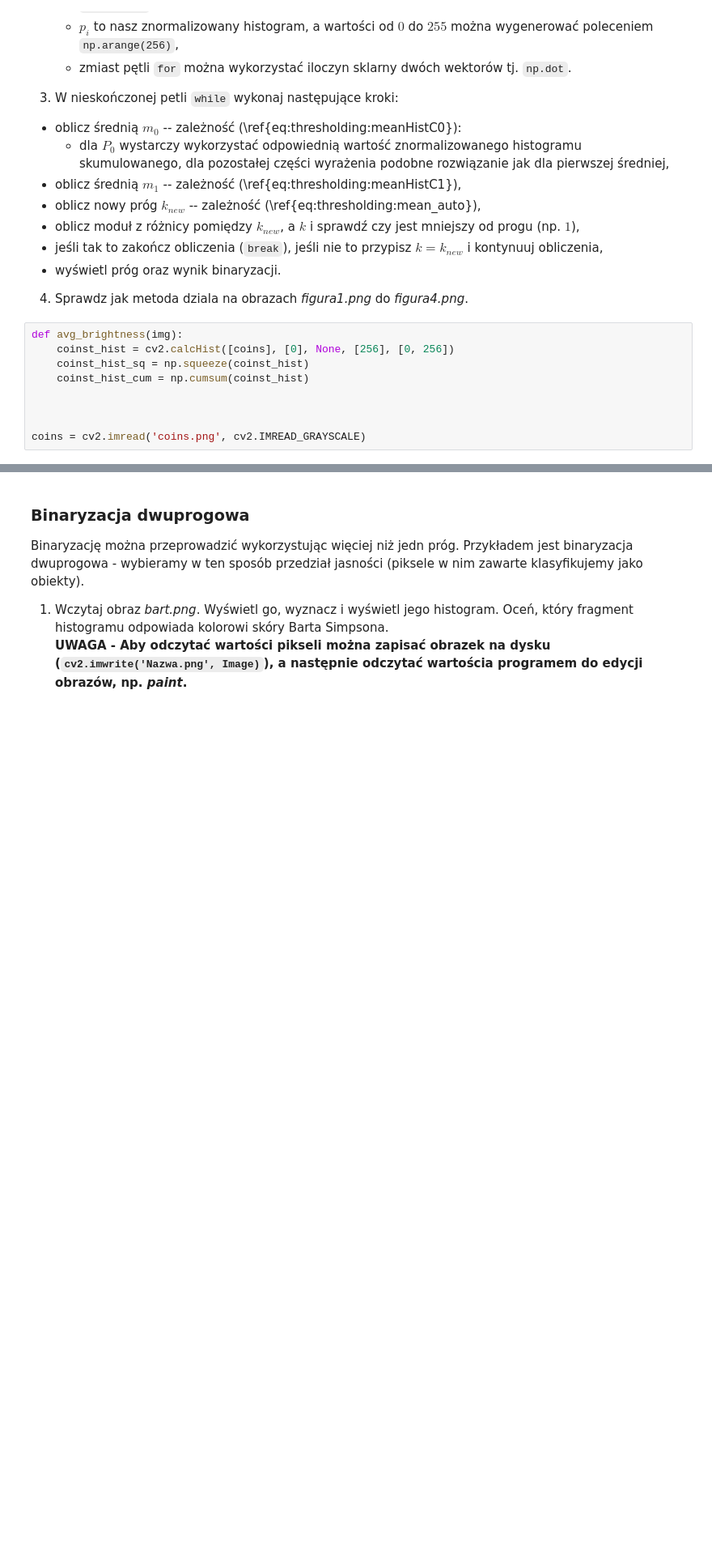
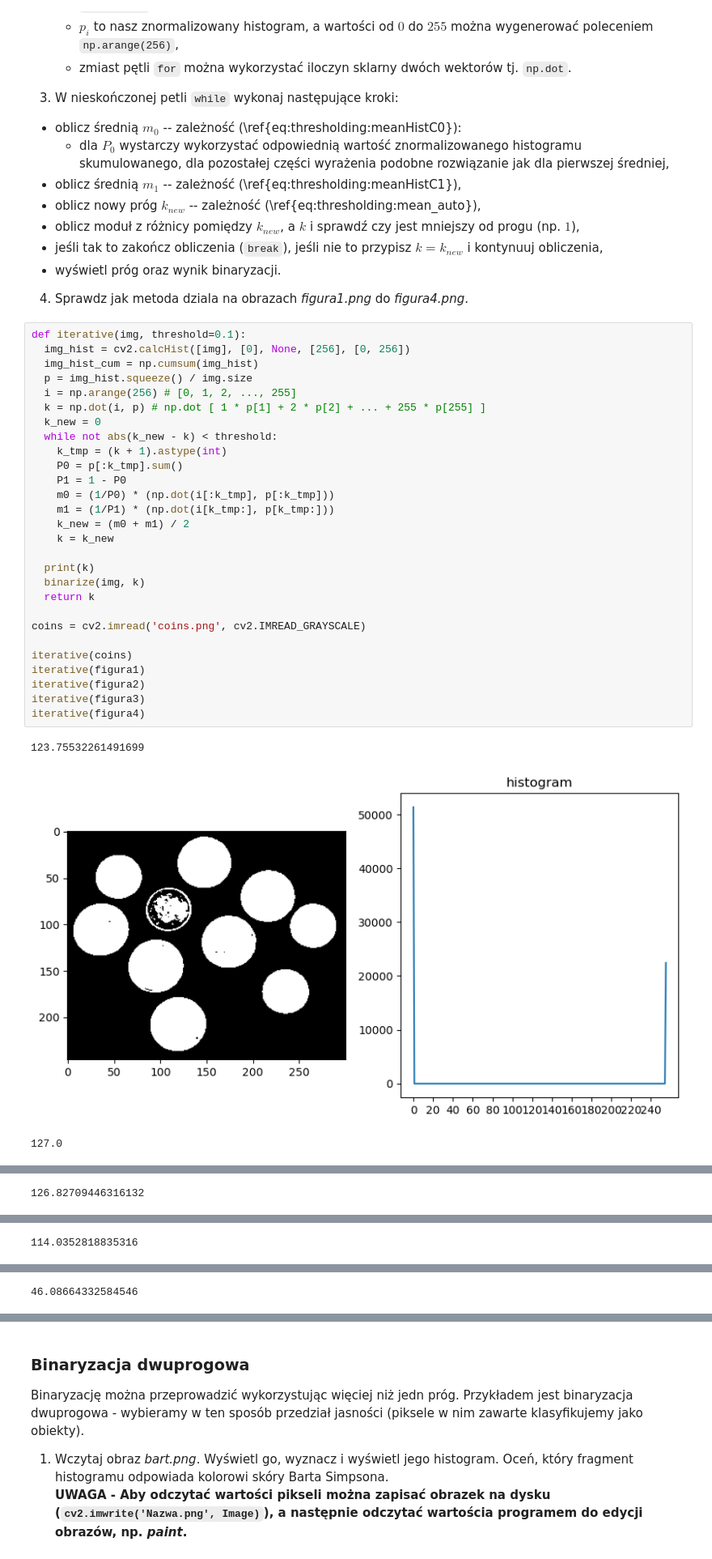
Before and after one commit to corey888773/isi-rok-3, a Jupyter notebook: lab4/04_thresholding.ipynb, the cells around one changed output, grey strips where cells are left out. Shown at 81% size. Cells and saved outputs as stored; diff of their text form; blank space fills up the shorter version.

```diff
--- a/lab4/04_thresholding.ipynb
+++ b/lab4/04_thresholding.ipynb
@@ -246,12 +251,35 @@ m_G = \sum_{i=0}^{L-1} ip_i
 - wyświetl próg oraz wynik binaryzacji.
 
 4. Sprawdz jak metoda dziala na obrazach _figura1.png_ do _figura4.png_.
-# %%
-def avg_brightness(img):
-    coinst_hist = cv2.calcHist([coins], [0], None, [256], [0, 256])
-    coinst_hist_sq = np.squeeze(coinst_hist)
-    coinst_hist_cum = np.cumsum(coinst_hist)
-
-
-
-coins = cv2.imread('coins.png', cv2.IMREAD_GRAYSCALE)
+# %%
+def iterative(img, threshold=0.1):
+  img_hist = cv2.calcHist([img], [0], None, [256], [0, 256])
+  img_hist_cum = np.cumsum(img_hist)
+  p = img_hist.squeeze() / img.size
+  i = np.arange(256) # [0, 1, 2, ..., 255]
+  k = np.dot(i, p) # np.dot [ 1 * p[1] + 2 * p[2] + ... + 255 * p[255] ]
+  k_new = 0
+  while not abs(k_new - k) < threshold:
+    k_tmp = (k + 1).astype(int)
+    P0 = p[:k_tmp].sum()
+    P1 = 1 - P0
+    m0 = (1/P0) * (np.dot(i[:k_tmp], p[:k_tmp]))
+    m1 = (1/P1) * (np.dot(i[k_tmp:], p[k_tmp:]))
+    k_new = (m0 + m1) / 2
+    k = k_new
+
+  print(k)
+  binarize(img, k)
+  return k
+
+coins = cv2.imread('coins.png', cv2.IMREAD_GRAYSCALE)
+
+iterative(coins)
+iterative(figura1)
+iterative(figura2)
+iterative(figura3)
+iterative(figura4)
+# %% [output]
+123.75532261491699
+[figure, added]
+127.0
@@ -257,0 +287 @@ coins = cv2.imread('coins.png', cv2.IMREAD_GRAYSCALE)
+126.82709446316132
@@ -257,0 +289 @@ coins = cv2.imread('coins.png', cv2.IMREAD_GRAYSCALE)
+114.0352818835316
@@ -257,0 +291 @@ coins = cv2.imread('coins.png', cv2.IMREAD_GRAYSCALE)
+46.08664332584546
```
Also changed, not shown: parts of 7 cells of this notebook, 6 other files.
